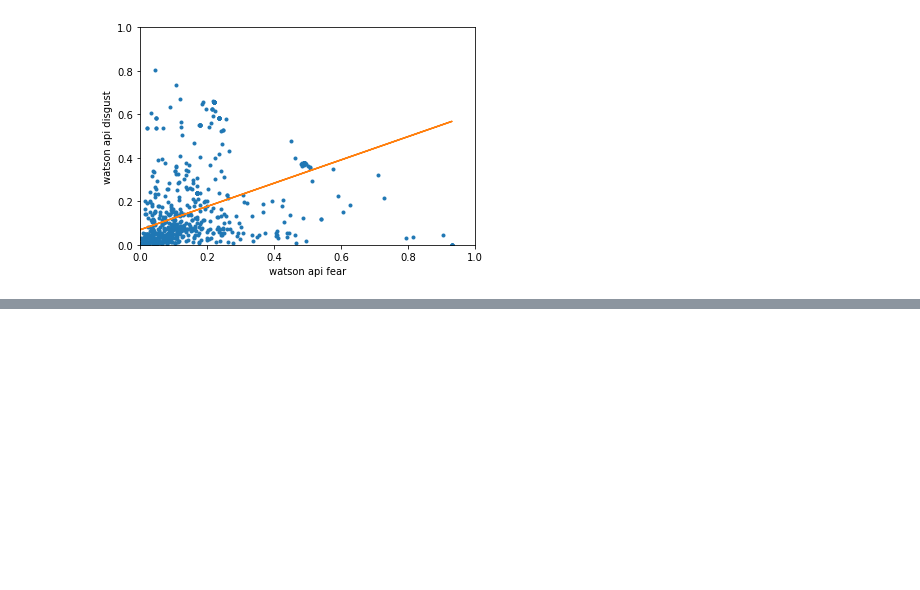
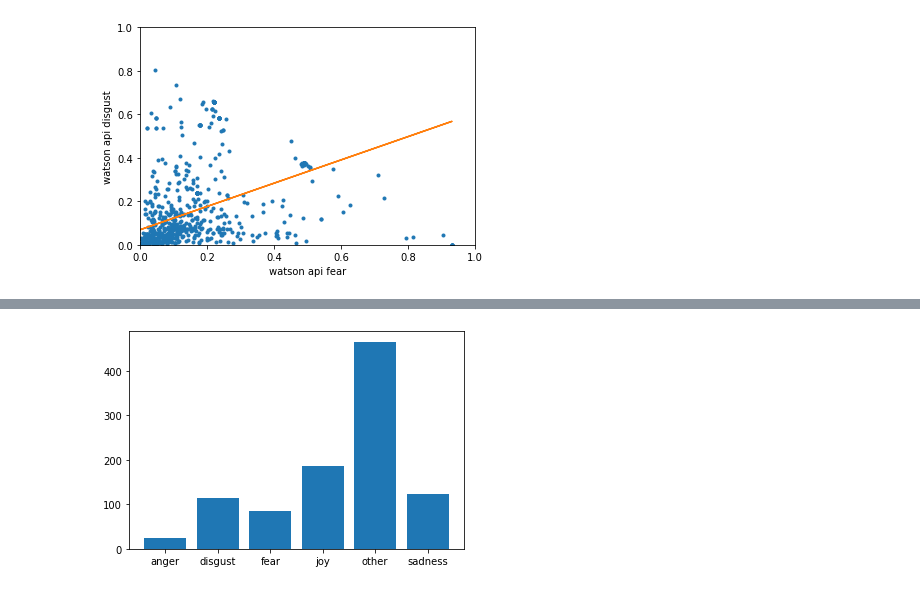
Before and after one commit to cdolfi/epik_open, a Jupyter notebook: notebooks/compare_models.ipynb, the cells around one changed output, grey strips where cells are left out. Saved outputs shown, nothing was run; the diff lists cells and outputs as text; code cells hidden in the pictures; blank space fills up the shorter version.

```diff
--- a/notebooks/compare_models.ipynb
+++ b/notebooks/compare_models.ipynb
@@ -78,0 +93,5 @@ plot_line(watson_df['fear'].values, watson_df['disgust'].values, 'watson api fea
+# %%
+s = watson_df.apply(lambda x: np.maximum(0, 1-np.sum(x)), axis=1).rename('other')
+watson_df_2 = watson_df.copy()
+watson_df_2['other'] = s
+watson_df_2.head()
@@ -78,0 +105,4 @@ plot_line(watson_df['fear'].values, watson_df['disgust'].values, 'watson api fea
+# %%
+plot_hist(watson_df_2)
+# %% [output]
+[figure, added]
```
Also changed, not shown: parts of 6 cells of this notebook.
